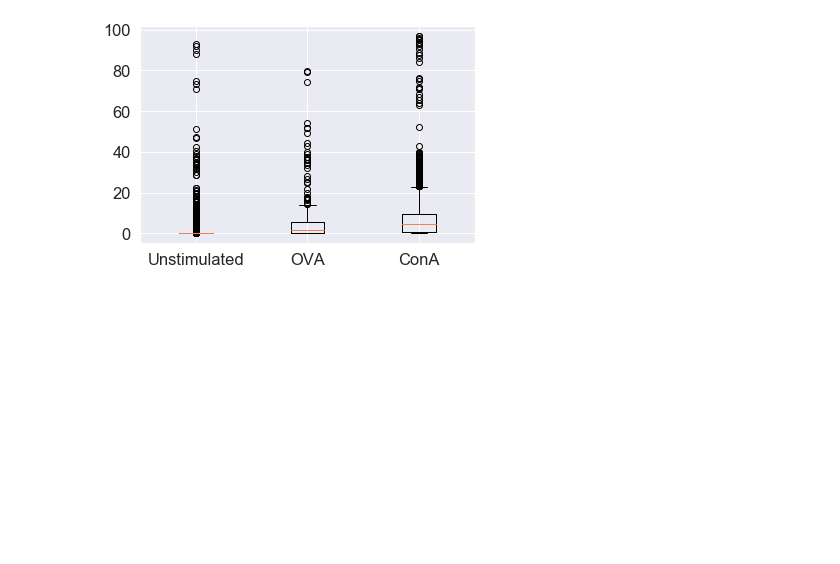
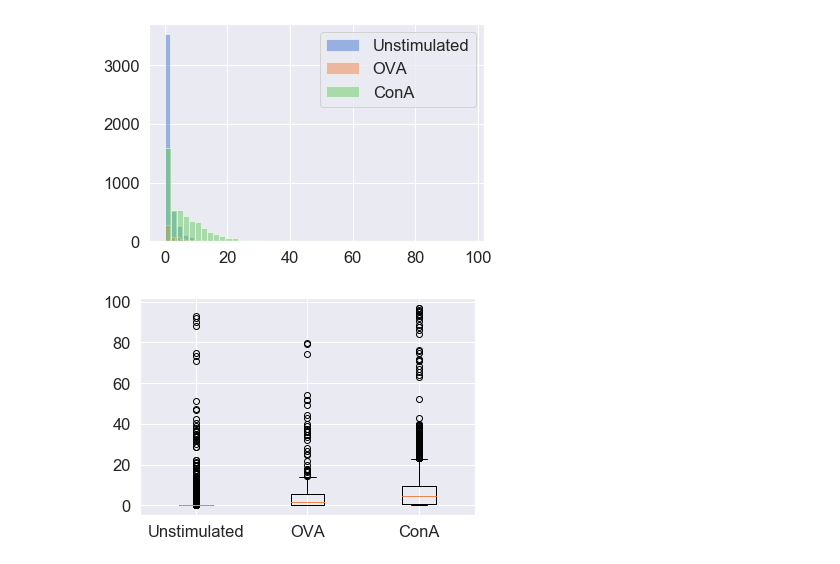
Before and after one commit to leonore/deep-learning-for-immune-cells, a Jupyter notebook: src/image_segmentation.ipynb, the cells around one changed output. Saved outputs shown, nothing was run; the diff lists cells and outputs as text; code cells hidden in the pictures; blank space fills up the shorter version.

```diff
--- a/src/image_segmentation.ipynb
+++ b/src/image_segmentation.ipynb
@@ -87,3 +64,11 @@ plt.scatter(overlaps[:, 0], overlaps[:, 1])
+# %%
+plt.hist(unstimulated, bins=50, alpha=0.5, label="Unstimulated")
+plt.hist(ova, bins=50, alpha=0.5, label="OVA")
+plt.hist(cona, bins=50, alpha=0.5, label="ConA")
+plt.legend()
+plt.show()
+# %% [output]
+[figure, added]
 # %%
 fig = plt.boxplot([overlaps[overlaps[:, 1] == 0], overlaps[overlaps[:, 1] == 1, 0], overlaps[overlaps[:, 1] == 2, 0]])
 xticks = plt.xticks([1,2,3], ["Unstimulated", "OVA", "ConA"])
```
Also changed, not shown: parts of 23 cells of this notebook.
